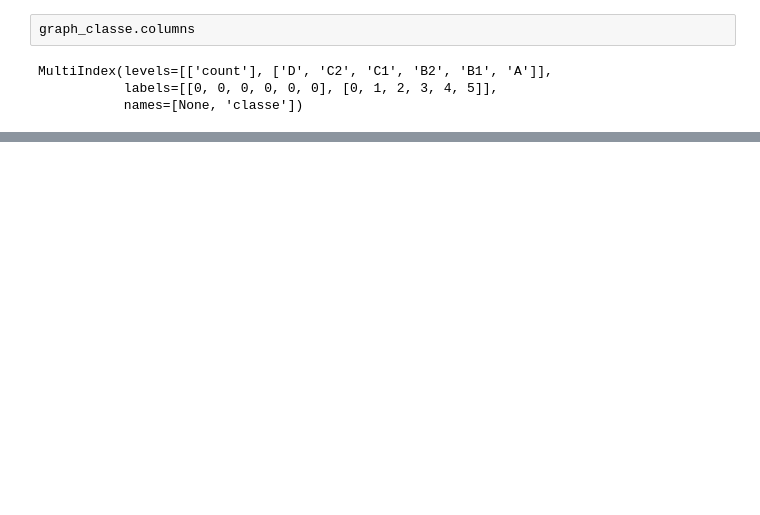
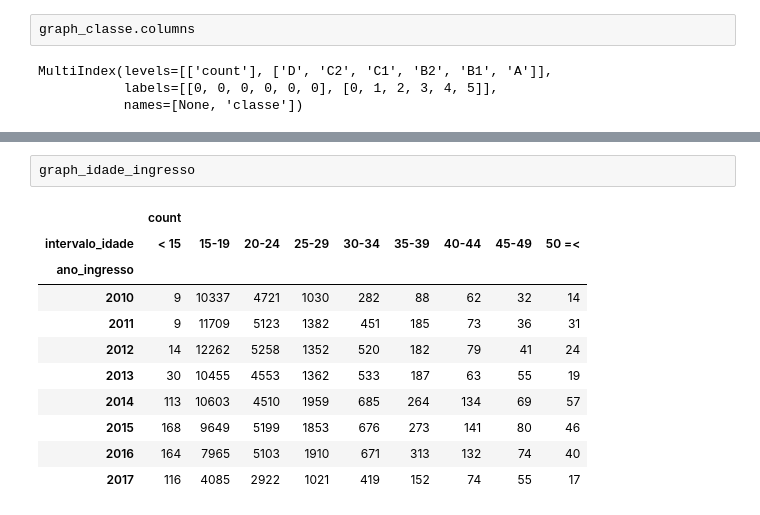
Before and after one commit to alvarofpp/imd0511-discentes, a Jupyter notebook: iolanda.ipynb, the cells around one changed output, grey strips where cells are left out. Cells and saved outputs as stored; diff of their text form; blank space fills up the shorter version.

```diff
--- a/iolanda.ipynb
+++ b/iolanda.ipynb
@@ -181,0 +191,14 @@ new_table.filter(items=['idade_ingresso', 'data_nascimento', 'ano_ingresso', 'id
+# %%
+graph_idade_ingresso
+# %% [output]
+|  | count |  |  |  |  |  |  |  |  |
+| intervalo_idade | < 15 | 15-19 | 20-24 | 25-29 | 30-34 | 35-39 | 40-44 | 45-49 | 50 =< |
+| ano_ingresso |  |  |  |  |  |  |  |  |  |
+| 2010 | 9 | 10337 | 4721 | 1030 | 282 | 88 | 62 | 32 | 14 |
+| 2011 | 9 | 11709 | 5123 | 1382 | 451 | 185 | 73 | 36 | 31 |
+| 2012 | 14 | 12262 | 5258 | 1352 | 520 | 182 | 79 | 41 | 24 |
+| 2013 | 30 | 10455 | 4553 | 1362 | 533 | 187 | 63 | 55 | 19 |
+| 2014 | 113 | 10603 | 4510 | 1959 | 685 | 264 | 134 | 69 | 57 |
+| 2015 | 168 | 9649 | 5199 | 1853 | 676 | 273 | 141 | 80 | 46 |
+| 2016 | 164 | 7965 | 5103 | 1910 | 671 | 313 | 132 | 74 | 40 |
+| 2017 | 116 | 4085 | 2922 | 1021 | 419 | 152 | 74 | 55 | 17 |
```
Also changed, not shown: parts of 14 cells of this notebook.
